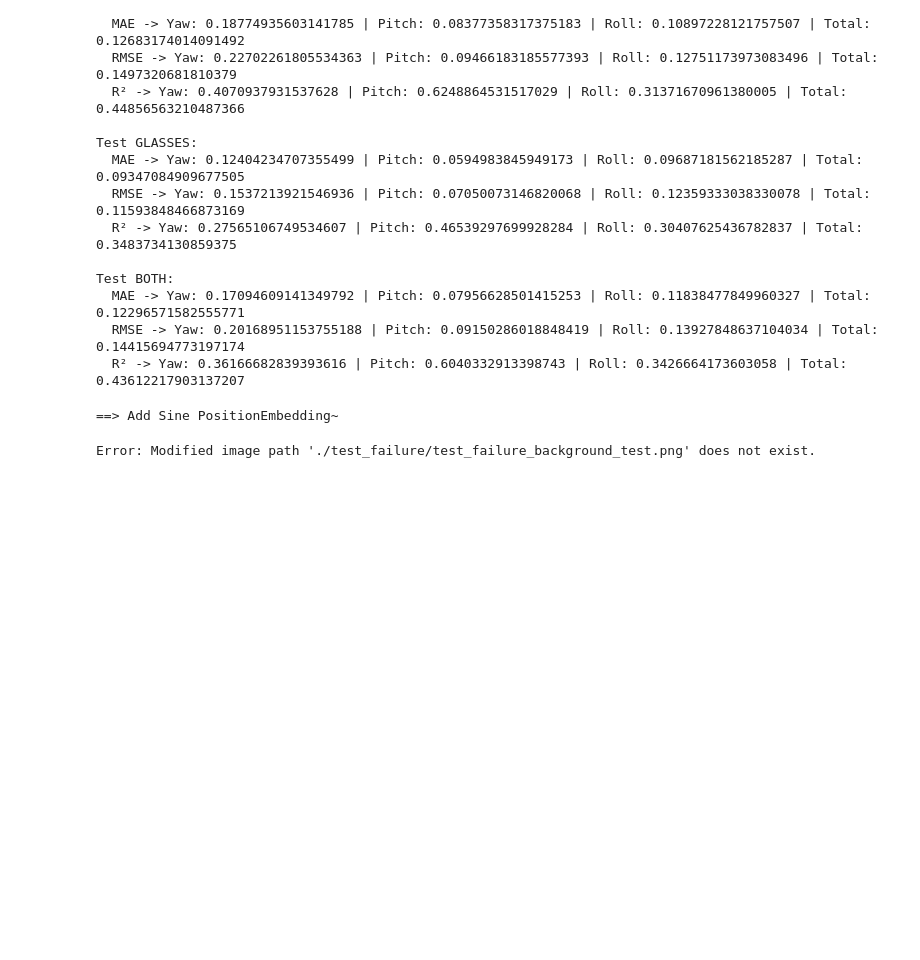
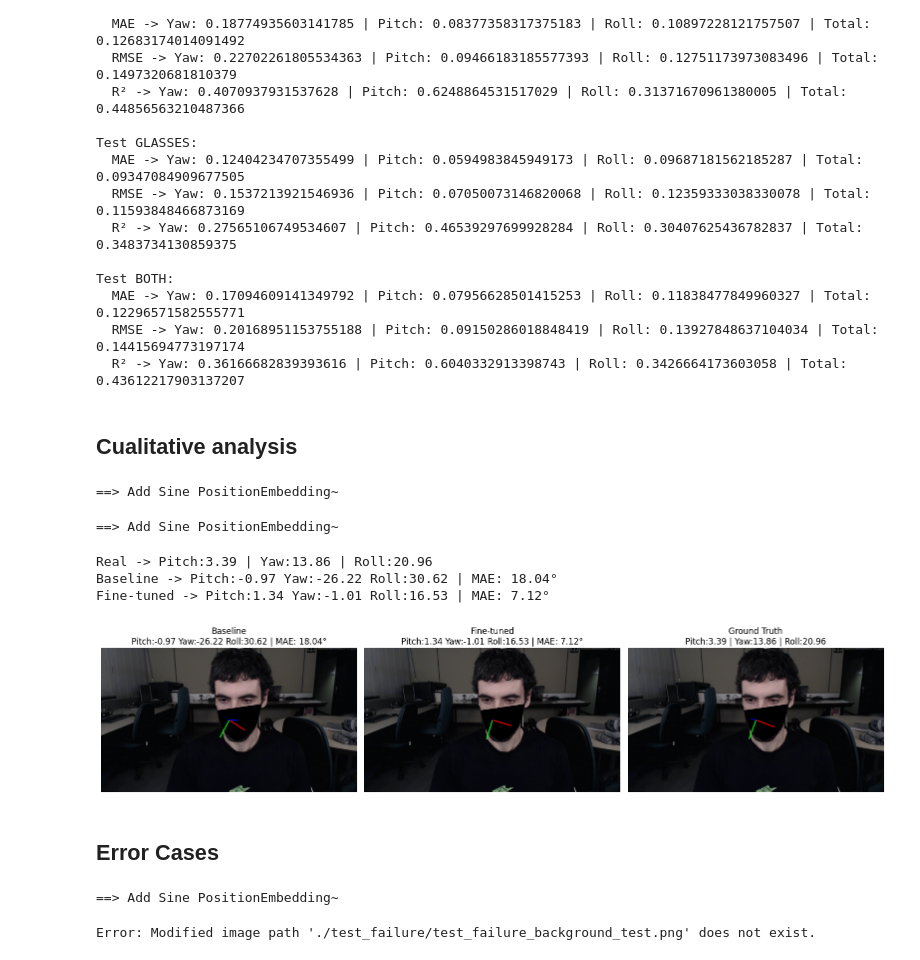
Before and after one commit to enricbaixauli/CV2_final_project, a Jupyter notebook: main.ipynb, the cells around one changed output. Drawn from its saved outputs; the diff is of its cells as text; code cells hidden in the pictures; blank space fills up the shorter version.

Commit message:
Cualitative evaluation y reordenar utils

```diff
--- a/main.ipynb
+++ b/main.ipynb
@@ -527,24 +521,56 @@ Test BOTH:
   MAE -> Yaw: 0.17094609141349792 | Pitch: 0.07956628501415253 | Roll: 0.11838477849960327 | Total: 0.12296571582555771
   RMSE -> Yaw: 0.20168951153755188 | Pitch: 0.09150286018848419 | Roll: 0.13927848637104034 | Total: 0.14415694773197174
   R² -> Yaw: 0.36166682839393616 | Pitch: 0.6040332913398743 | Roll: 0.3426664173603058 | Total: 0.43612217903137207
-# %%
-sys.path.append("./models")
-
-from token_hpe import TokenHPE
-
-model_C = TokenHPE(depth=3)
-checkpoint_path = "./weights/TokenHPE_Finetuned_Complete.pth"
-checkpoint = torch.load(checkpoint_path, map_location="cpu")
-
-state_dict = checkpoint.get("model_state_dict", checkpoint)
-model_C.load_state_dict(state_dict, strict=True)
-
-model_C = model_C.to(device)
-# %% [output]
-==> Add Sine PositionEmbedding~
-# %%
-img_path = "./dataset/test/raw/p01_image_51.png"
-img_path2 = "./test_failure/test_failure_background_test.png"
-utils.evaluate_paired_images_thpe(img_path, img_path2, model_C)
-# %% [output]
-Error: Modified image path './test_failure/test_failure_background_test.png' does not exist.
+# %% [markdown]
+## Cualitative analysis
+# %%
+sys.path.append("./models")
+from token_hpe import TokenHPE
+
+model_baseline_q = TokenHPE(depth=3)
+checkpoint = torch.load("./weights/TokenHPEv1-ViTB-224_224-lyr3.tar", map_location="cpu")
+sd = checkpoint.get("model_state_dict", checkpoint)
+model_baseline_q.load_state_dict(sd, strict=True)
+model_baseline_q = model_baseline_q.to(device).eval()
+
+model_finetuned_q = TokenHPE(depth=3)
+checkpoint = torch.load("./weights/TokenHPE_Finetuned_Complete.pth", map_location="cpu")
+sd = checkpoint.get("model_state_dict", checkpoint)
+model_finetuned_q.load_state_dict(sd, strict=True)
+model_finetuned_q = model_finetuned_q.to(device).eval()
+# %% [output]
+==> Add Sine PositionEmbedding~
+==> Add Sine PositionEmbedding~
+# %%
+IMAGE_PATH = "./dataset/test/mask/p05_image_56_mask.png"
+
+# Ejecutar
+utils.cualitative_eval(IMAGE_PATH, device, model_baseline_q, model_finetuned_q)
+# %% [output]
+Real -> Pitch:3.39 | Yaw:13.86 | Roll:20.96
+Baseline -> Pitch:-0.97 Yaw:-26.22 Roll:30.62 | MAE: 18.04°
+Fine-tuned -> Pitch:1.34 Yaw:-1.01 Roll:16.53 | MAE: 7.12°
+[figure, added]
+# %% [markdown]
+## Error Cases
+# %%
+sys.path.append("./models")
+
+from token_hpe import TokenHPE
+
+model_C = TokenHPE(depth=3)
+checkpoint_path = "./weights/TokenHPE_Finetuned_Complete.pth"
+checkpoint = torch.load(checkpoint_path, map_location="cpu")
+
+state_dict = checkpoint.get("model_state_dict", checkpoint)
+model_C.load_state_dict(state_dict, strict=True)
+
+model_C = model_C.to(device)
+# %% [output]
+==> Add Sine PositionEmbedding~
+# %%
+img_path = "./dataset/test/raw/p01_image_51.png"
+img_path2 = "./test_failure/test_failure_background_test.png"
+utils.evaluate_paired_images_thpe(img_path, img_path2, model_C)
+# %% [output]
+Error: Modified image path './test_failure/test_failure_background_test.png' does not exist.
```
Also changed, not shown: parts of 5 cells of this notebook, 1 other file.
